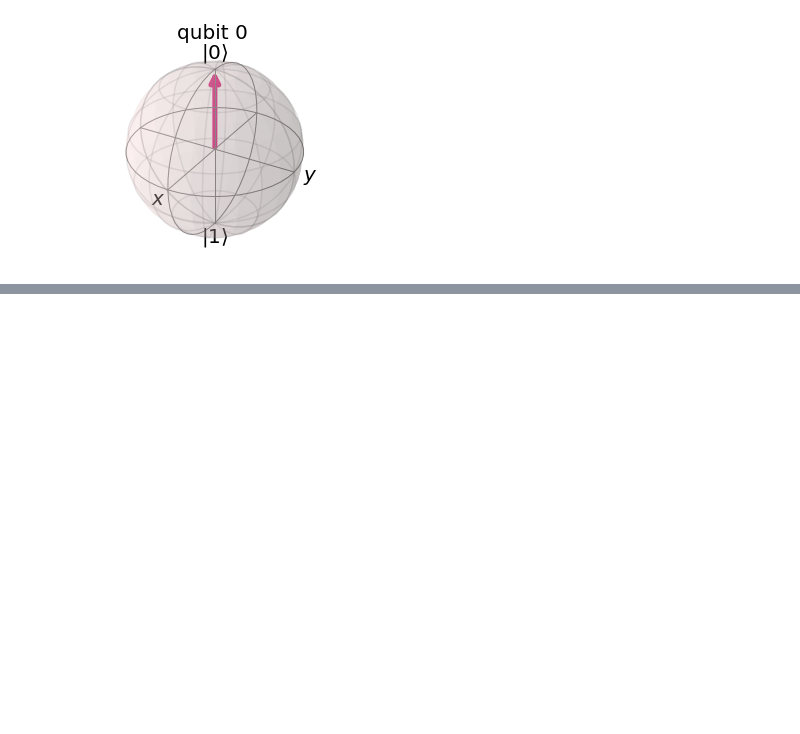
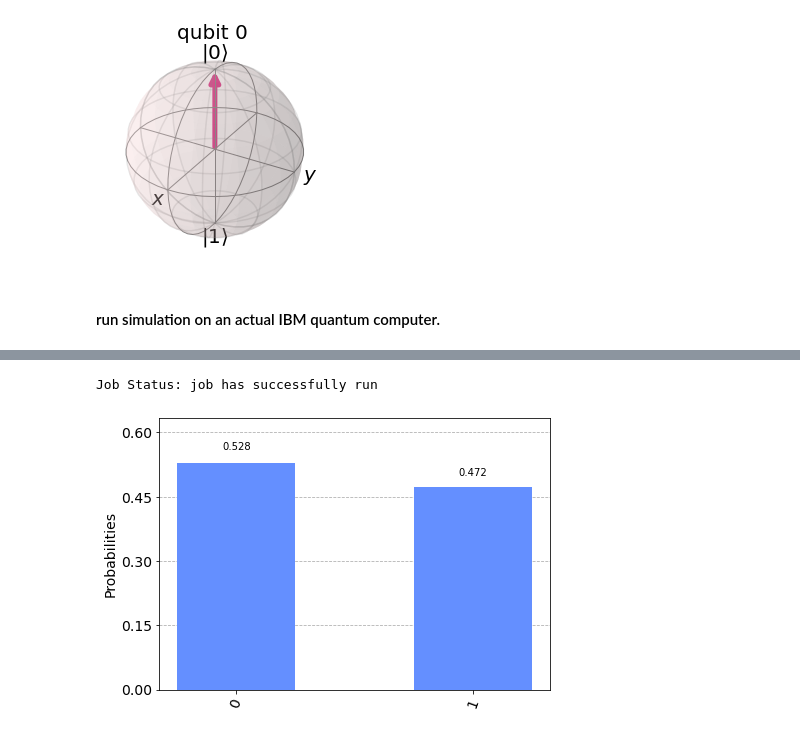
Before and after one commit to rohannakra/Qubit-Operations, a Jupyter notebook: main.ipynb, the cells around one changed output, grey strips where cells are left out. Cells and saved outputs as stored; diff of their text form; code cells hidden in the pictures; blank space fills up the shorter version.

Commit message:
Adding simulation from IBM quantum computer.

```diff
--- a/main.ipynb
+++ b/main.ipynb
@@ -103,3 +90,22 @@ state = sv_sim.run(qobj).result().get_statevector()
 plot_bloch_multivector(state)
 # %% [output]
 [figure]
+# %% [markdown]
+#### run simulation on an actual IBM quantum computer.
+# %%
+# NOTE: If you don't have an IBMQ account follow this video to get started: https://bit.ly/3s6tayr
+
+IBMQ.load_account()
+
+provider = IBMQ.get_provider('ibm-q')
+
+qcomp = provider.get_backend('ibmq_16_melbourne')
+job = execute(qubit, backend=qcomp)
+job_monitor(job)
+
+result = job.result()
+plot_histogram(result.get_counts())
+
+# NOTE: The simulated version has more accurate results
+#       bc the real quantum computer has quantum noise and can result in breaking of superposition.
+# %% [output]
@@ -105,0 +113,2 @@ plot_bloch_multivector(state)
+Job Status: job has successfully run
+[figure, added]
```
Also changed, not shown: parts of 3 cells of this notebook, 2 other files.
